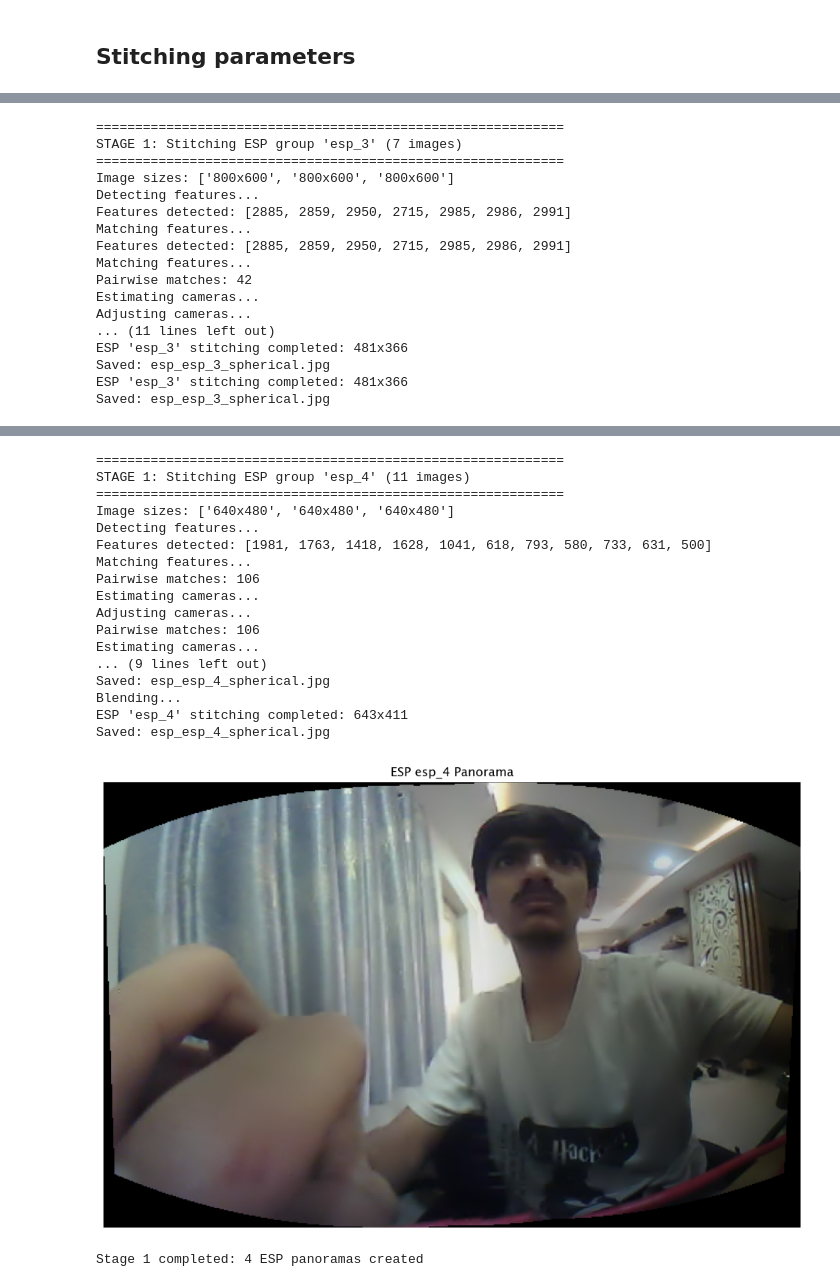
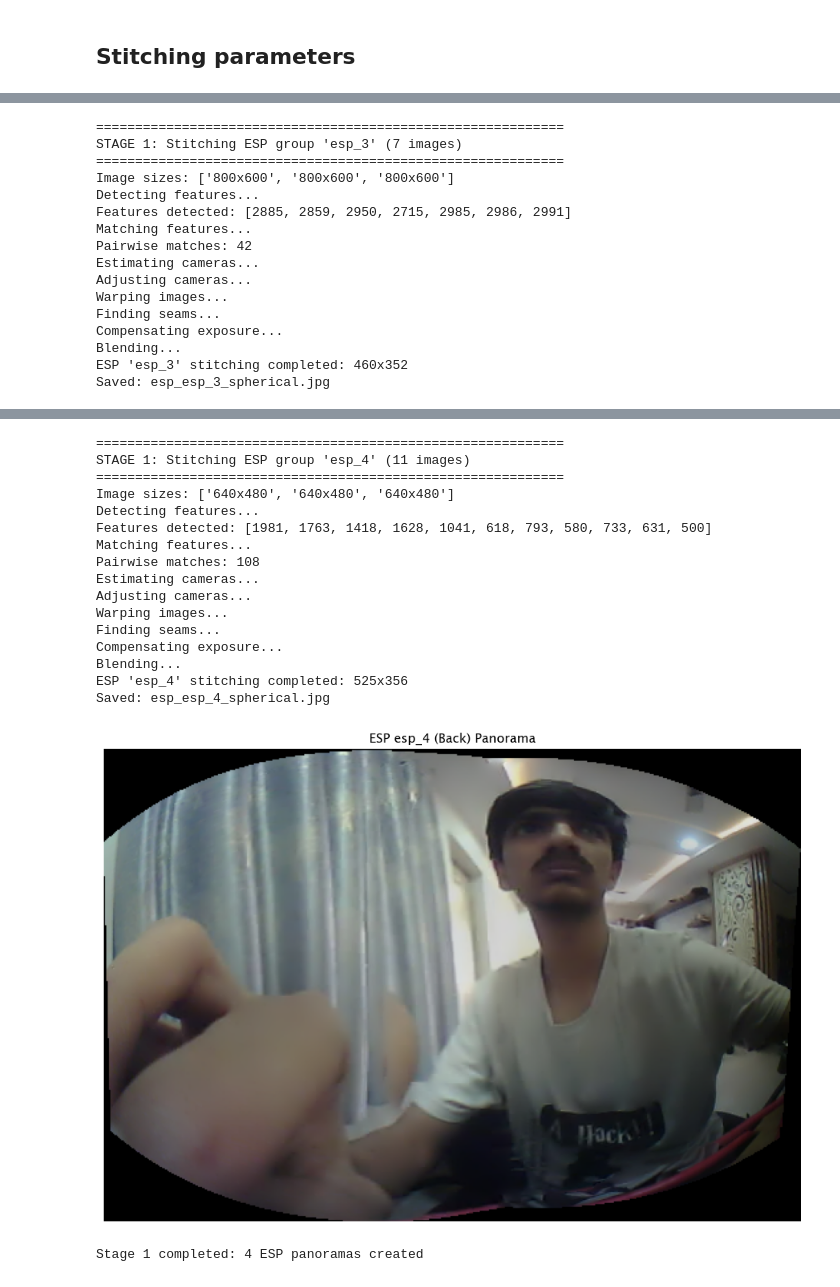
Before and after one commit to PriyavKaneria/docucap, a Jupyter notebook: One_at_a_time.ipynb, the cells around one changed output, grey strips where cells are left out. Saved outputs shown, nothing was run; the diff lists cells and outputs as text; code cells hidden in the pictures.

Commit message:
setting esp position manually and blending

```diff
--- a/One_at_a_time.ipynb
+++ b/One_at_a_time.ipynb
@@ -68,6 +70,14 @@ EXTS = (".jpg", ".jpeg", ".png", ".bmp")
 
 # Optionally override with explicit list
 IMAGE_PATHS: List[str] = []
+
+# ESP Physical Positions (in degrees, 0° = front/north)
+ESP_POSITIONS = {
+    'esp_2': 0,      # Front
+    'esp_3': 90,     # Left
+    'esp_1': 270,    # Right (-90°)
+    'esp_4': 180     # Back
+}
 
 def list_images_sorted(image_dir: str) -> List[str]:
     files = [str(Path(image_dir) / f) for f in os.listdir(image_dir)
@@ -111,7 +121,9 @@ print(f"Found {len(imgs_list)} images")
 esp_groups = group_images_by_esp(imgs_list)
 print(f"\nGrouped into {len(esp_groups)} ESP devices:")
 for esp_id, paths in esp_groups.items():
-    print(f"  {esp_id}: {len(paths)} images")
+    position = ESP_POSITIONS.get(esp_id, "unknown")
+    direction = {0: "Front", 90: "Left", 180: "Back", 270: "Right"}.get(position, f"{position}°")
+    print(f"  {esp_id} ({direction}): {len(paths)} images")
     for i, path in enumerate(paths[:3]):  # Show first 3
         print(f"    • {Path(path).name}")
     if len(paths) > 3:
@@ -405,7 +417,9 @@ for esp_id, image_paths in esp_groups.items():
     esp_panoramas[esp_id] = panorama
 
     # Show result
-    plot_image(panorama, figsize=(12, 8), title=f"ESP {esp_id} Panorama")
+    position = ESP_POSITIONS.get(esp_id, "unknown")
+    direction = {0: "Front", 90: "Left", 180: "Back", 270: "Right"}.get(position, f"{position}°")
+    plot_image(panorama, figsize=(12, 8), title=f"ESP {esp_id} ({direction}) Panorama")
 
 print(f"\nStage 1 completed: {len(esp_panoramas)} ESP panoramas created")
 # %% [output]
@@ -452,13 +464,12 @@ Image sizes: ['800x600', '800x600', '800x600']
 Detecting features...
 Features detected: [2885, 2859, 2950, 2715, 2985, 2986, 2991]
 Matching features...
-Features detected: [2885, 2859, 2950, 2715, 2985, 2986, 2991]
-Matching features...
 Pairwise matches: 42
 Estimating cameras...
 Adjusting cameras...
-... (11 lines left out)
-ESP 'esp_3' stitching completed: 481x366
+Warping images...
+Finding seams...
+Compensating exposure...
+Blending...
+ESP 'esp_3' stitching completed: 460x352
 Saved: esp_esp_3_spherical.jpg
-ESP 'esp_3' stitching completed: 481x366
-Saved: esp_esp_3_spherical.jpg
@@ -466,20 +477,19 @@ Saved: esp_esp_3_spherical.jpg
 ============================================================
 STAGE 1: Stitching ESP group 'esp_4' (11 images)
 ============================================================
 Image sizes: ['640x480', '640x480', '640x480']
 Detecting features...
 Features detected: [1981, 1763, 1418, 1628, 1041, 618, 793, 580, 733, 631, 500]
 Matching features...
-Pairwise matches: 106
+Pairwise matches: 108
 Estimating cameras...
 Adjusting cameras...
-Pairwise matches: 106
-Estimating cameras...
-... (9 lines left out)
+Warping images...
+Finding seams...
+Compensating exposure...
+Blending...
+ESP 'esp_4' stitching completed: 525x356
 Saved: esp_esp_4_spherical.jpg
-Blending...
-ESP 'esp_4' stitching completed: 643x411
-Saved: esp_esp_4_spherical.jpg
-[figure, old version]
+[figure, new version]
 Stage 1 completed: 4 ESP panoramas created
 # %% [markdown]
```
Also changed, not shown: parts of 14 cells of this notebook, 9 other files.
